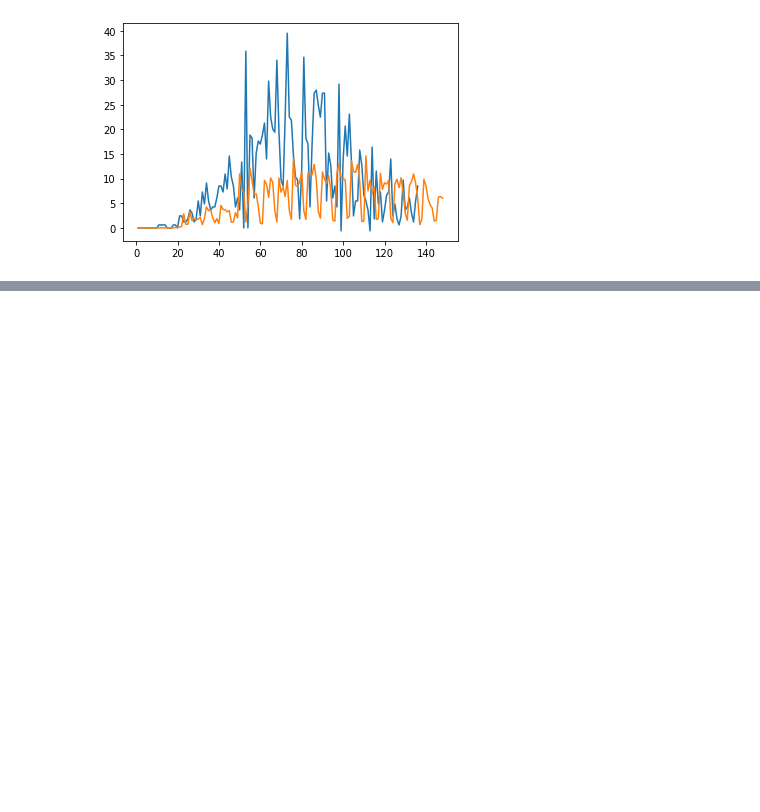
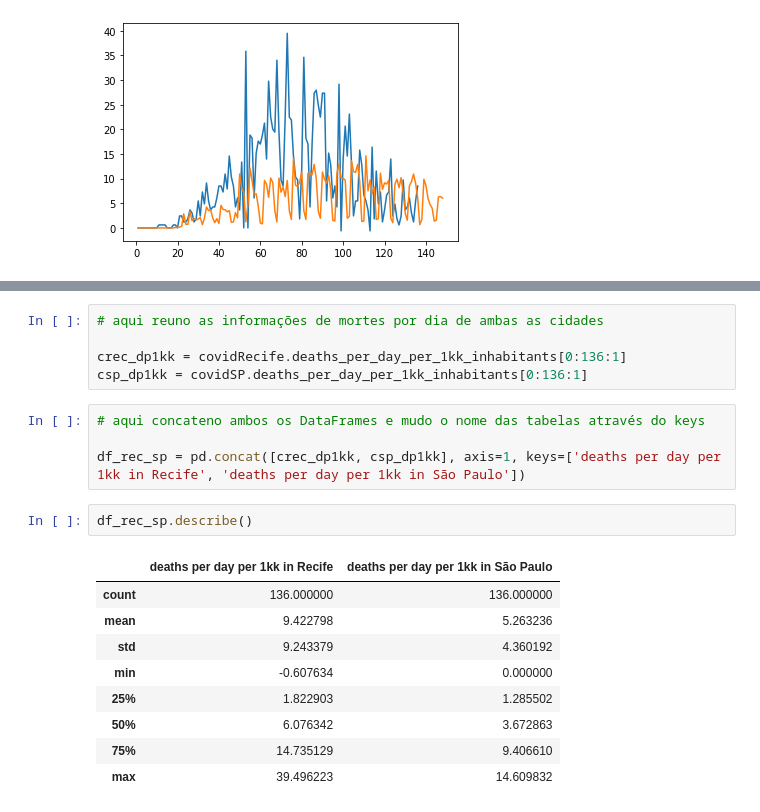
Before and after one commit to mathlimma/data-science-project-1, a Jupyter notebook: covid19.ipynb, the cells around one changed output, grey strips where cells are left out. Saved outputs shown, nothing was run; the diff lists cells and outputs as text; blank space fills up the shorter version.

```diff
--- a/covid19.ipynb
+++ b/covid19.ipynb
@@ -166,3 +138,24 @@ plt.boxplot([covidRecife.deaths_per_day_per_1kk_inhabitants, covidSP.deaths_per_
   <matplotlib.lines.Line2D at 0x...>],
  'means': []}
 [figure]
+# %%
+# aqui reuno as informações de mortes por dia de ambas as cidades
+
+crec_dp1kk = covidRecife.deaths_per_day_per_1kk_inhabitants[0:136:1]
+csp_dp1kk = covidSP.deaths_per_day_per_1kk_inhabitants[0:136:1]
+# %%
+# aqui concateno ambos os DataFrames e mudo o nome das tabelas através do keys
+
+df_rec_sp = pd.concat([crec_dp1kk, csp_dp1kk], axis=1, keys=['deaths per day per 1kk in Recife', 'deaths per day per 1kk in São Paulo'])
+# %%
+df_rec_sp.describe()
+# %% [output]
+|  | deaths per day per 1kk in Recife | deaths per day per 1kk in São Paulo |
+| count | 136.000000 | 136.000000 |
+| mean | 9.422798 | 5.263236 |
+| std | 9.243379 | 4.360192 |
+| min | -0.607634 | 0.000000 |
+| 25% | 1.822903 | 1.285502 |
+| 50% | 6.076342 | 3.672863 |
+| 75% | 14.735129 | 9.406610 |
+| max | 39.496223 | 14.609832 |
```
Also changed, not shown: parts of 4 cells of this notebook, 1 other file.
